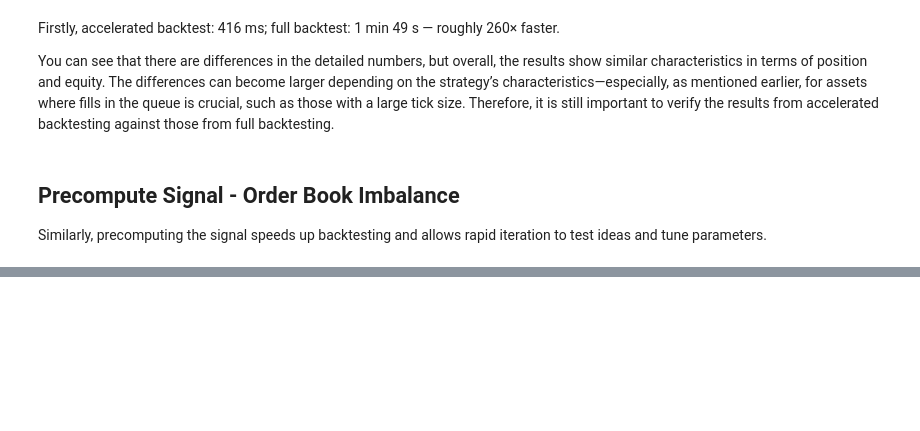
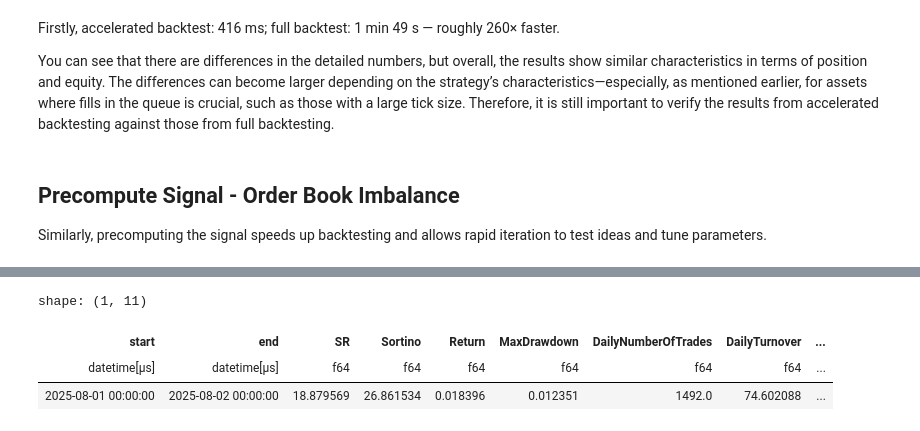
Before and after one commit to nkaz001/hftbacktest, a Jupyter notebook: examples/Accelerated Backtesting.ipynb, the cells around one changed output, grey strips where cells are left out. Drawn from its saved outputs; the diff is of its cells as text; code cells hidden in the pictures; blank space fills up the shorter version.

```diff
--- a/examples/Accelerated Backtesting.ipynb
+++ b/examples/Accelerated Backtesting.ipynb
@@ -1353,0 +1586,14 @@ to be continued...
+# %%
+from hftbacktest.stats import LinearAssetRecord
+
+stats = (
+    LinearAssetRecord(record)
+        .resample('1s')
+        .stats(book_size=max_notional_position)
+)
+stats.summary()
+# %% [output]
+shape: (1, 11)
+| start | end | SR | Sortino | Return | MaxDrawdown | DailyNumberOfTrades | DailyTurnover | ... |
+| datetime[μs] | datetime[μs] | f64 | f64 | f64 | f64 | f64 | f64 | ... |
+| 2025-08-01 00:00:00 | 2025-08-02 00:00:00 | 18.879569 | 26.861534 | 0.018396 | 0.012351 | 1492.0 | 74.602088 | ... |
```
Also changed, not shown: parts of 9 cells of this notebook.
